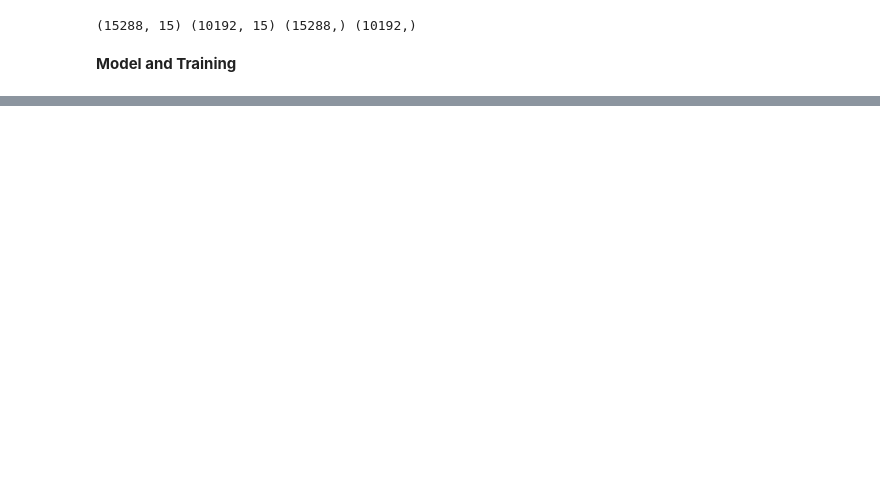
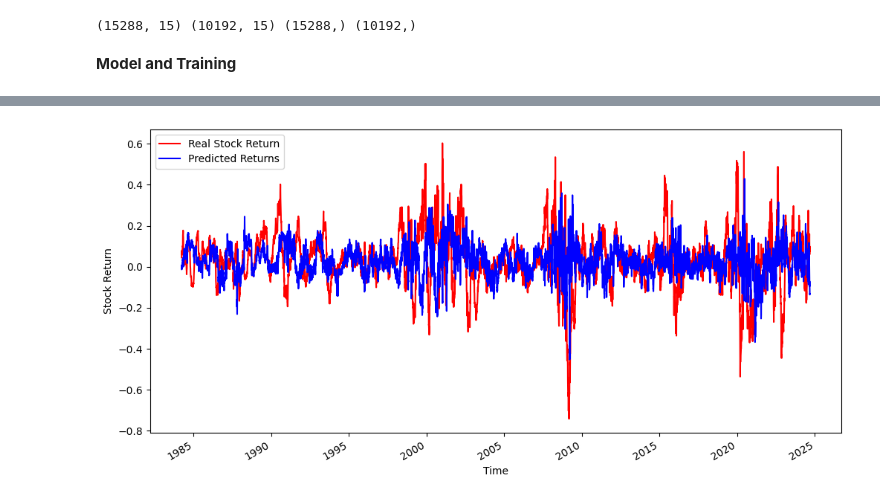
Before and after one commit to micahondiwa/ml_dl-in-finance, a Jupyter notebook: 0x07-linear_models_in_tensorflow/timing_factors_and_smart_beta_strategies_linear_models.ipynb, the cells around one changed output, grey strips where cells are left out. Saved outputs shown, nothing was run; the diff lists cells and outputs as text; code cells hidden in the pictures; blank space fills up the shorter version.

```diff
--- a/0x07-linear_models_in_tensorflow/timing_factors_and_smart_beta_strategies_linear_models.ipynb
+++ b/0x07-linear_models_in_tensorflow/timing_factors_and_smart_beta_strategies_linear_models.ipynb
@@ -144,0 +156,2 @@ y_test = scaler_output.transform(y_test)
+# %%
+model.fit(X_train, y_train, epochs=50, batch_size=32, verbose=2)
@@ -144,0 +192,5 @@ y_test = scaler_output.transform(y_test)
+# %%
+values = scaler_output.inverse_transform(y_test)
+
+y_pred = model.predict(X_test)
+y_pred = scaler_output.inverse_transform(y_pred)
@@ -144,0 +219,10 @@ y_test = scaler_output.transform(y_test)
+# %%
+df_predictions = pd.DataFrame(
+    {
+        "Date": test_time.flatten(),
+        "Pred": y_pred.flatten(),
+        "Ret": (Ret_vector.flatten() / 100),
+        "Values": values.flatten(),
+    }
+)
+df_predictions.tail()
@@ -144,0 +236,4 @@ y_test = scaler_output.transform(y_test)
+# %%
+df_predictions.Date = pd.to_datetime(df_predictions.Date, format="%YYYY-%mm-%dd")
+df = df_predictions
+df.tail()
@@ -144,0 +247,13 @@ y_test = scaler_output.transform(y_test)
+# %%
+import matplotlib.pyplot as plt
+
+fig = plt.figure(figsize=(12, 6))
+ax = plt.gca()
+df.plot(x="Date", y="Values", color="red", label="Real Stock Return", ax=ax)
+df.plot(x="Date", y="Pred", color="blue", label="Predicted Returns", ax=ax)
+plt.xlabel("Time")
+plt.ylabel("Stock Return")
+plt.legend()
+plt.show()
+# %% [output]
+[figure, added]
```
Also changed, not shown: parts of 15 cells of this notebook.
